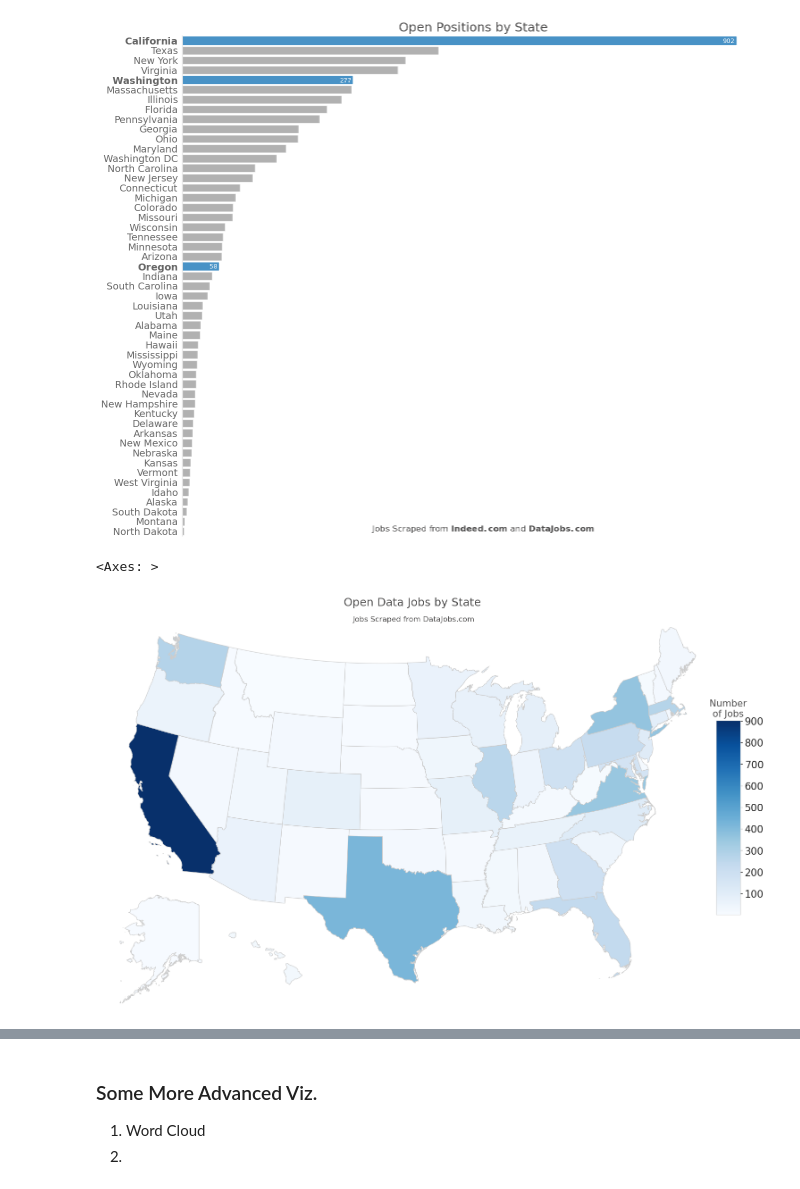
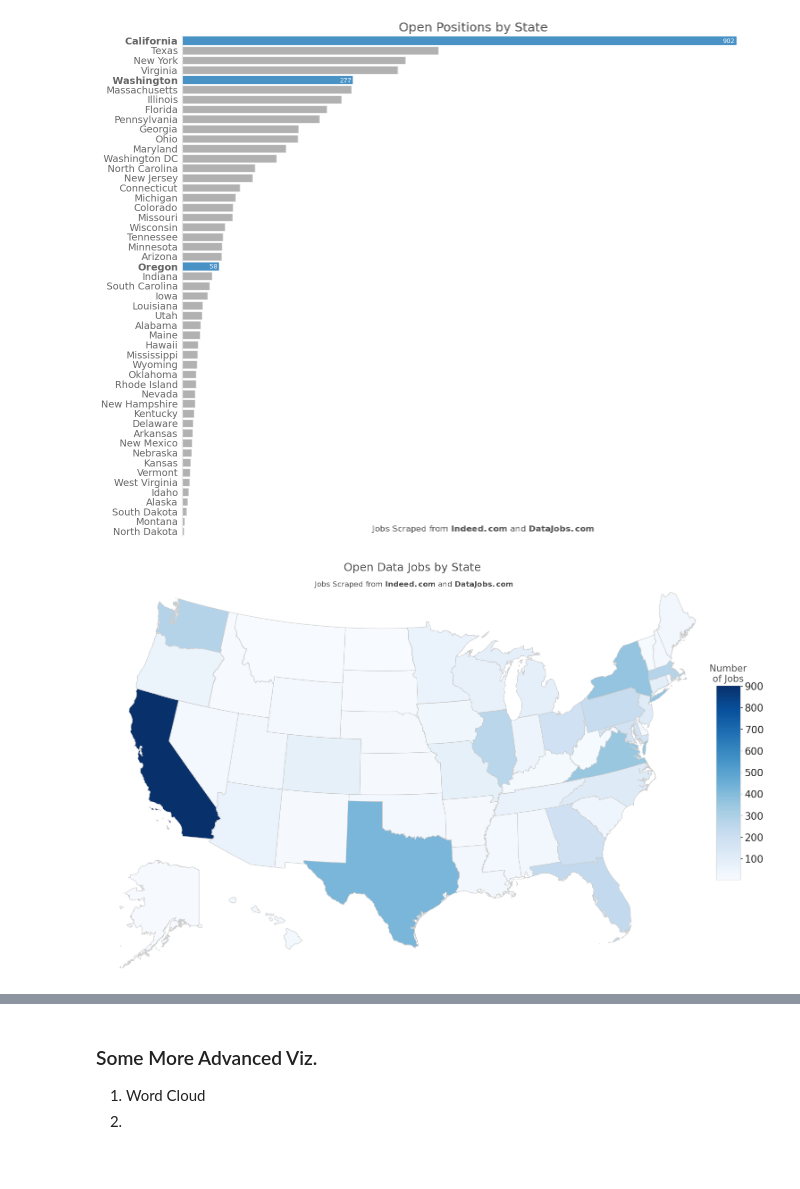
Before and after one commit to ColinB19/datajobswebscraper, a Jupyter notebook: Webscrape_DataJobs.ipynb, the cells around one changed output, grey strips where cells are left out. Cells and saved outputs as stored; diff of their text form; code cells hidden in the pictures.

```diff
--- a/Webscrape_DataJobs.ipynb
+++ b/Webscrape_DataJobs.ipynb
@@ -276,8 +256,10 @@ ax.axis('off')
 
 # add a title and annotation
 ax.set_title('Open Data Jobs by State', size=18, color='#4f4e4e');
-ax.annotate('Jobs Scraped from DataJobs.com', xy = (0.395,0.625) , xycoords='figure fraction',
+ax.annotate('Jobs Scraped from $\\bf{Indeed.com}$ and $\\bf{DataJobs.com}$', xy = (0.395,0.625) , xycoords='figure fraction',
                  color='#4f4e4e', fontsize=12, horizontalalignment='center')
+# plt.text(x=490, y=50, s='Jobs Scraped from $\\bf{Indeed.com}$ and $\\bf{DataJobs.com}$',
+#                  color='#4f4e4e', fontsize=12, horizontalalignment='center')
 # Create colorbar legend
 fig = ax.get_figure()
 # add colorbar axes to the figure
@@ -306,34 +288,35 @@ cbax.tick_params(labelsize=tick_font_size)
 for idx, row in visframe.iterrows():
 
     if row[state_var] not in ['AK','HI']:
         try:
             vf = visframe[visframe[state_var]==row[state_var]]
             c = gdf[gdf[state_var]==row[state_var]][0:1].value_determined_color.item()
         except:
             print(vf, gdf[gdf[state_var]==row[state_var]][0:1][['STUSPS', 'value_determined_color']], sep='\n'*2)
         else:
             vf.plot(color=c, linewidth=0.8, ax=ax, edgecolor='0.8')
 
 
 
 #add Alaska
 akax = fig.add_axes([0.1, 0.17, 0.2, 0.19])
 akax.axis('off')
 # polygon to clip western islands
 polygon = Polygon([(-170,50),(-170,72),(-140, 72),(-140,50)])
 alaska_gdf = gdf[gdf[state_var]=='AK']
 alaska_gdf.clip(polygon).plot(color=gdf[gdf[state_var]=='AK'].value_determined_color, linewidth=0.8,ax=akax, edgecolor='0.8')
 
 
 # add Hawaii
 hiax = fig.add_axes([.28, 0.20, 0.1, 0.1])
 hiax.axis('off')
 # polygon to clip western islands
 hipolygon = Polygon([(-160,0),(-160,90),(-120,90),(-120,0)])
 hawaii_gdf = gdf[gdf[state_var]=='HI']
 hawaii_gdf.clip(hipolygon).plot(column=variable, color=hawaii_gdf['value_determined_color'].values[0], linewidth=0.8,ax=hiax, edgecolor='0.8')
+
+plt.savefig('FIGS/position_density_chloropleth.png');
 # %% [output]
-<Axes: >
-[figure, old version]
+[figure, new version]
 # %%
 # Finally, just some nice text!!!
```
Also changed, not shown: parts of 22 cells of this notebook, 1 other file.
